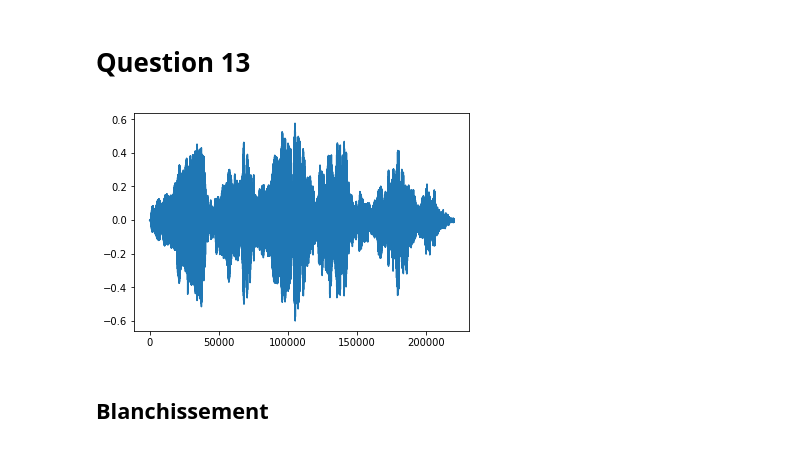
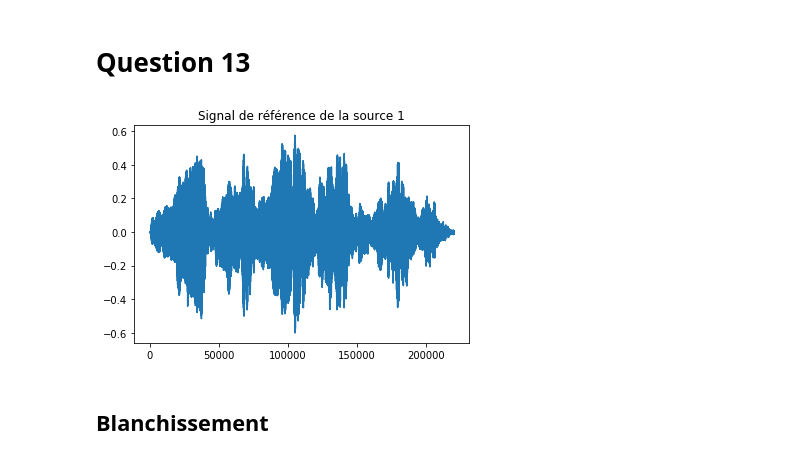
Before and after one commit to gonzaq94/Blind-source-separation, a Jupyter notebook: TP Séparation aveugle de sources - Quintana et Agudelo.ipynb, the cells around one changed output. Cells and saved outputs as stored; diff of their text form; code cells hidden in the pictures.

```diff
--- a/TP Séparation aveugle de sources - Quintana et Agudelo.ipynb
+++ b/TP Séparation aveugle de sources - Quintana et Agudelo.ipynb
@@ -281,9 +384,10 @@ y2 = np.fromfile('Ref_2.txt', dtype = np.float64)
 x = np.stack([x1, x2],axis=0)
 # %%
 plt.plot(y1)
+plt.title("Signal de référence de la source 1")
 plt.show()
 # %% [output]
-[figure, old version]
+[figure, new version]
 # %% [markdown]
 ## Blanchissement
 # %%
```
Also changed, not shown: parts of 26 cells of this notebook.
